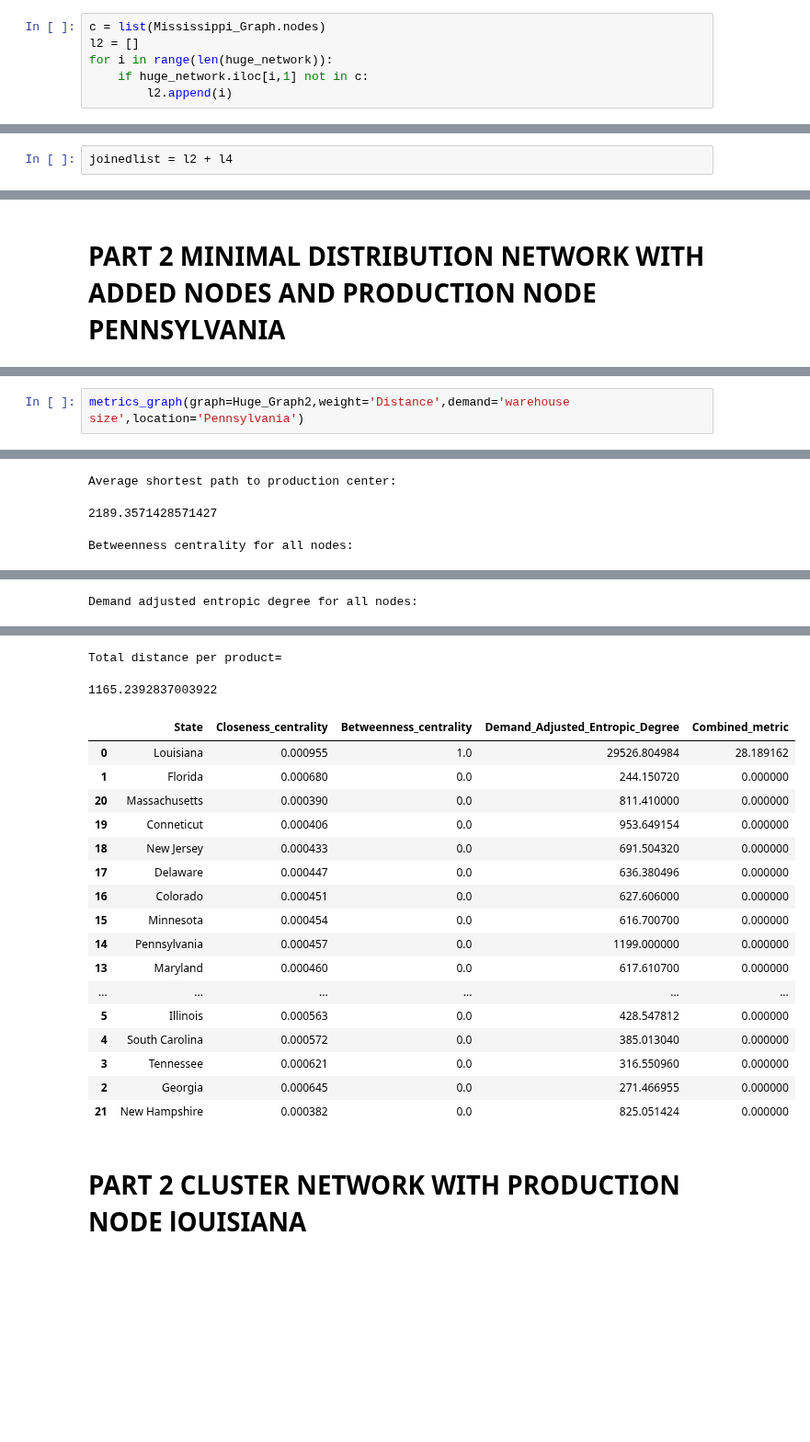
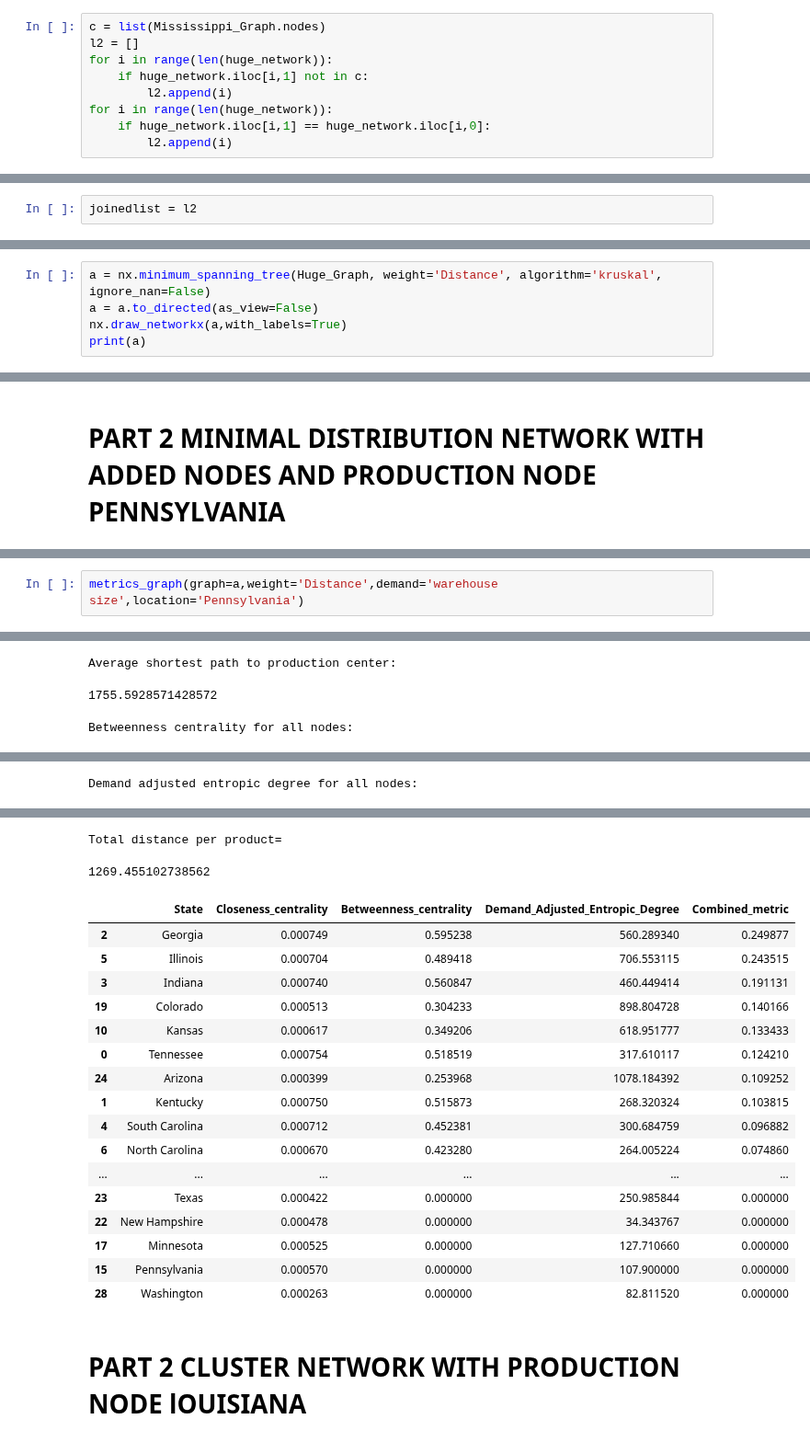
Before and after one commit to kelvinengee/network, a Jupyter notebook: Mississippi.ipynb, the cells around one changed output, grey strips where cells are left out. Shown at 92% size. Cells and saved outputs as stored; diff of their text form; blank space fills up the shorter version.

```diff
--- a/Mississippi.ipynb
+++ b/Mississippi.ipynb
@@ -770,3 +766,6 @@ l2 = []
 for i in range(len(huge_network)):
     if huge_network.iloc[i,1] not in c:
         l2.append(i)
+for i in range(len(huge_network)):
+    if huge_network.iloc[i,1] == huge_network.iloc[i,0]:
+        l2.append(i)
@@ -783,4 +772,4 @@ for j in c:
 # %%
-joinedlist = l2 + l4
+joinedlist = l2
 # %%
 huge_network2.drop(huge_network2.index[joinedlist], inplace=True)
@@ -837,0 +783,5 @@ Graph with 22 nodes and 21 edges
+# %%
+a = nx.minimum_spanning_tree(Huge_Graph, weight='Distance', algorithm='kruskal', ignore_nan=False)
+a = a.to_directed(as_view=False)
+nx.draw_networkx(a,with_labels=True)
+print(a)
@@ -981,5 +909,5 @@ Graph with 22 nodes and 21 edges
 # %%
-metrics_graph(graph=Huge_Graph2,weight='Distance',demand='warehouse size',location='Pennsylvania')
+metrics_graph(graph=a,weight='Distance',demand='warehouse size',location='Pennsylvania')
 # %% [output]
 Closeness centrality for all nodes:
 |  | State | Closeness_centrality |
@@ -1019,5 +947,5 @@ Shortest path to production center:
 | 0 | Pennsylvania | 0 |
 Average shortest path to production center:
-2189.3571428571427
+1755.5928571428572
 Betweenness centrality for all nodes:
 |  | State | Betweenness_centrality |
@@ -1074,23 +1002,23 @@ Demand adjusted entropic degree for all nodes:
 | 0 | Pennsylvania | 0 | 50000000 | 0 |
 Total distance per product=
-1165.2392837003922
+1269.455102738562
 |  | State | Closeness_centrality | Betweenness_centrality | Demand_Adjusted_Entropic_Degree | Combined_metric |
-| 0 | Louisiana | 0.000955 | 1.0 | 29526.804984 | 28.189162 |
-| 1 | Florida | 0.000680 | 0.0 | 244.150720 | 0.000000 |
-| 20 | Massachusetts | 0.000390 | 0.0 | 811.410000 | 0.000000 |
-| 19 | Conneticut | 0.000406 | 0.0 | 953.649154 | 0.000000 |
-| 18 | New Jersey | 0.000433 | 0.0 | 691.504320 | 0.000000 |
-| 17 | Delaware | 0.000447 | 0.0 | 636.380496 | 0.000000 |
-| 16 | Colorado | 0.000451 | 0.0 | 627.606000 | 0.000000 |
-| 15 | Minnesota | 0.000454 | 0.0 | 616.700700 | 0.000000 |
-| 14 | Pennsylvania | 0.000457 | 0.0 | 1199.000000 | 0.000000 |
-| 13 | Maryland | 0.000460 | 0.0 | 617.610700 | 0.000000 |
+| 2 | Georgia | 0.000749 | 0.595238 | 560.289340 | 0.249877 |
+| 5 | Illinois | 0.000704 | 0.489418 | 706.553115 | 0.243515 |
+| 3 | Indiana | 0.000740 | 0.560847 | 460.449414 | 0.191131 |
+| 19 | Colorado | 0.000513 | 0.304233 | 898.804728 | 0.140166 |
+| 10 | Kansas | 0.000617 | 0.349206 | 618.951777 | 0.133433 |
+| 0 | Tennessee | 0.000754 | 0.518519 | 317.610117 | 0.124210 |
+| 24 | Arizona | 0.000399 | 0.253968 | 1078.184392 | 0.109252 |
+| 1 | Kentucky | 0.000750 | 0.515873 | 268.320324 | 0.103815 |
+| 4 | South Carolina | 0.000712 | 0.452381 | 300.684759 | 0.096882 |
+| 6 | North Carolina | 0.000670 | 0.423280 | 264.005224 | 0.074860 |
 | ... | ... | ... | ... | ... | ... |
-| 5 | Illinois | 0.000563 | 0.0 | 428.547812 | 0.000000 |
-| 4 | South Carolina | 0.000572 | 0.0 | 385.013040 | 0.000000 |
-| 3 | Tennessee | 0.000621 | 0.0 | 316.550960 | 0.000000 |
-| 2 | Georgia | 0.000645 | 0.0 | 271.466955 | 0.000000 |
-| 21 | New Hampshire | 0.000382 | 0.0 | 825.051424 | 0.000000 |
+| 23 | Texas | 0.000422 | 0.000000 | 250.985844 | 0.000000 |
+| 22 | New Hampshire | 0.000478 | 0.000000 | 34.343767 | 0.000000 |
+| 17 | Minnesota | 0.000525 | 0.000000 | 127.710660 | 0.000000 |
+| 15 | Pennsylvania | 0.000570 | 0.000000 | 107.900000 | 0.000000 |
+| 28 | Washington | 0.000263 | 0.000000 | 82.811520 | 0.000000 |
 # %% [markdown]
 # PART 2 CLUSTER NETWORK WITH PRODUCTION NODE lOUISIANA
 # %%
```
Also changed, not shown: parts of 24 cells of this notebook, 1 other file.
